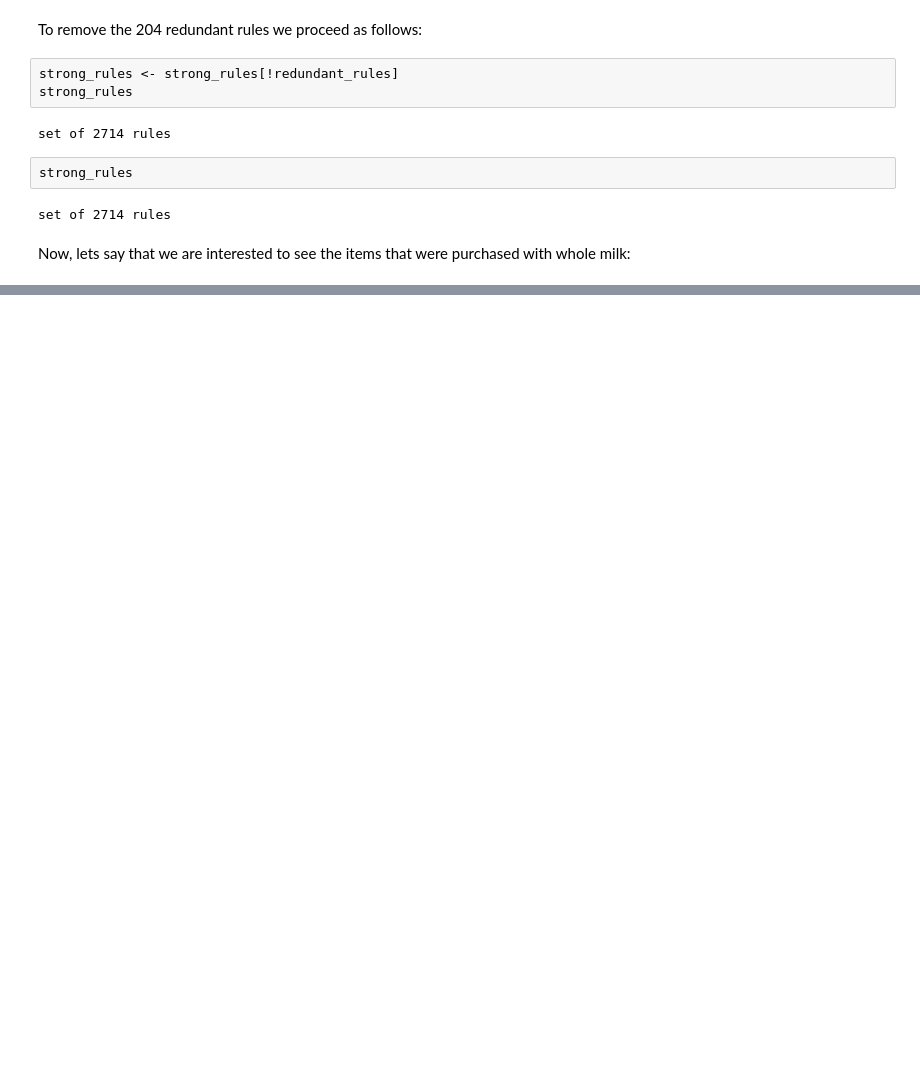
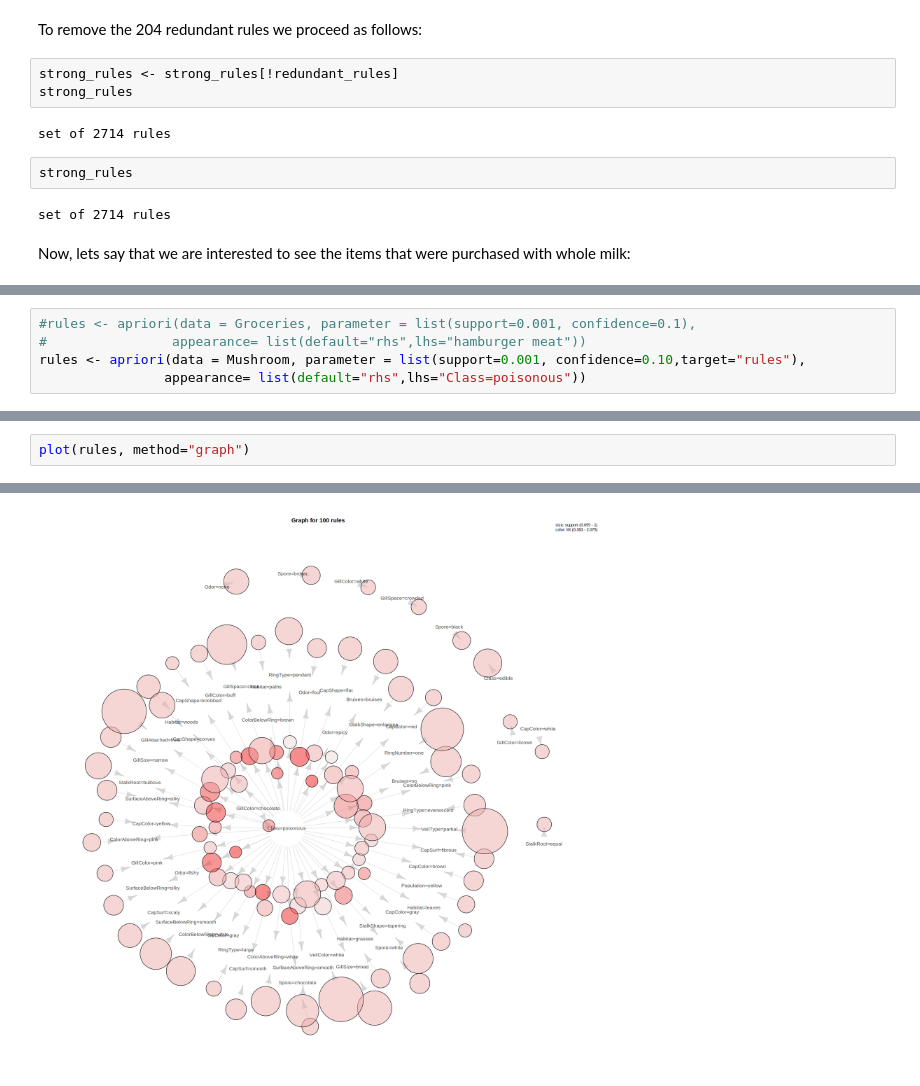
Before and after one commit to ilyalevner/DataScience, a Jupyter notebook: stats/Mushroom.ipynb, the cells around one changed output, grey strips where cells are left out. Drawn from its saved outputs; the diff is of its cells as text; blank space fills up the shorter version.

```diff
--- a/stats/Mushroom.ipynb
+++ b/stats/Mushroom.ipynb
@@ -407,0 +421,5 @@ plot(rules, method="graph")
+# %%
+#rules <- apriori(data = Groceries, parameter = list(support=0.001, confidence=0.1),
+#                appearance= list(default="rhs",lhs="hamburger meat"))
+rules <- apriori(data = Mushroom, parameter = list(support=0.001, confidence=0.10,target="rules"),
+                appearance= list(default="rhs",lhs="Class=poisonous"))
@@ -407,0 +464,3 @@ plot(rules, method="graph")
+# %%
+plot(rules, method="graph")
+# %% [output]
@@ -407,0 +469 @@ plot(rules, method="graph")
+[figure, added]
```
Also changed, not shown: parts of 20 cells of this notebook.
